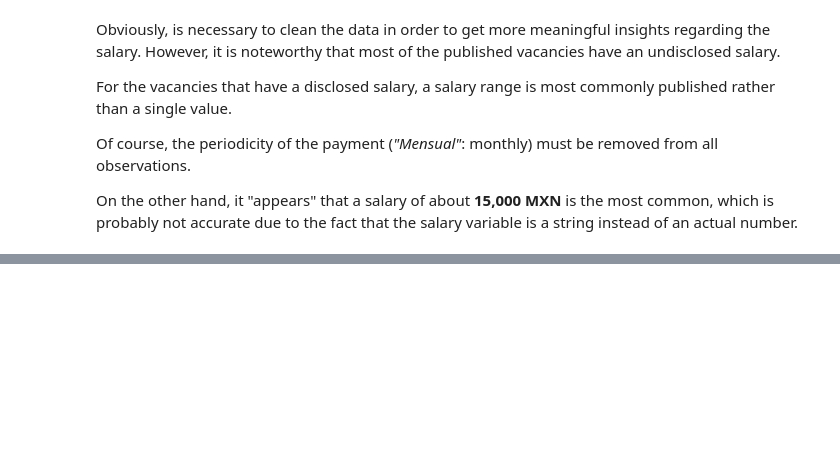
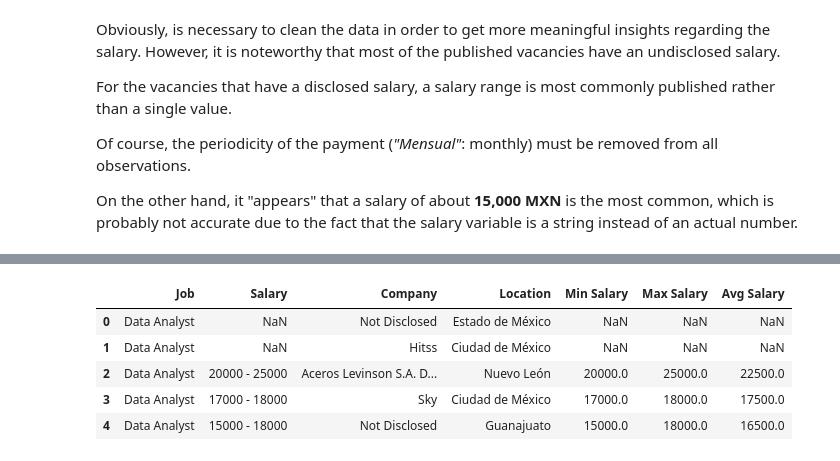
Before and after one commit to DanielEduardoLopez/DataJobs-MX2023, a Jupyter notebook: 2_DataJobsMX2023_DataAnalysis.ipynb, the cells around one changed output, grey strips where cells are left out. Cells and saved outputs as stored; diff of their text form; code cells hidden in the pictures; blank space fills up the shorter version.

```diff
--- a/2_DataJobsMX2023_DataAnalysis.ipynb
+++ b/2_DataJobsMX2023_DataAnalysis.ipynb
@@ -297,0 +578,4 @@ On the other hand, it "appears" that a salary of about **15,000 MXN** is the mos
+# %%
+# Replacing the wording of the positions without disclosed salaries with the legend "Not Disclosed"
+df['Salary'] = df['Salary'].apply(lambda x: 'Not Disclosed' if x == 'Sueldo no mostrado por la empresa' else x)
+df.head()
@@ -297,0 +589,12 @@ On the other hand, it "appears" that a salary of about **15,000 MXN** is the mos
+# %%
+# Removing useless characters from column values
+char_remove = {
+                'Anual': '',
+                'Mensual': '',
+                '$': '',
+                ',': ''}
+
+for key, value in char_remove.items():
+    df['Salary'] = df['Salary'].str.replace(key, value).str.strip()
+
+df.head()
@@ -297,0 +608,7 @@ On the other hand, it "appears" that a salary of about **15,000 MXN** is the mos
+# %%
+# Splitting Salary column values into two columns
+df['Salary'] = df['Salary'].apply(lambda x: np.nan if x == "Not Disclosed" else x)
+df[['Min Salary', 'Max Salary']] = df['Salary'].str.split('-', 1, expand=True)
+df['Min Salary'] = df['Min Salary'].str.strip().astype(np.float64)
+df['Max Salary'] = df['Max Salary'].str.strip().astype(np.float64)
+df.head()
@@ -297,0 +622,11 @@ On the other hand, it "appears" that a salary of about **15,000 MXN** is the mos
+# %%
+# Calculating average salary for each vacancy
+df['Avg Salary'] = (df['Min Salary'] + df['Max Salary']) / 2
+df.head()
+# %% [output]
+|  | Job | Salary | Company | Location | Min Salary | Max Salary | Avg Salary |
+| 0 | Data Analyst | NaN | Not Disclosed | Estado de México | NaN | NaN | NaN |
+| 1 | Data Analyst | NaN | Hitss | Ciudad de México | NaN | NaN | NaN |
+| 2 | Data Analyst | 20000 - 25000 | Aceros Levinson S.A. D... | Nuevo León | 20000.0 | 25000.0 | 22500.0 |
+| 3 | Data Analyst | 17000 - 18000 | Sky | Ciudad de México | 17000.0 | 18000.0 | 17500.0 |
+| 4 | Data Analyst | 15000 - 18000 | Not Disclosed | Guanajuato | 15000.0 | 18000.0 | 16500.0 |
```
Also changed, not shown: parts of 47 cells of this notebook.
